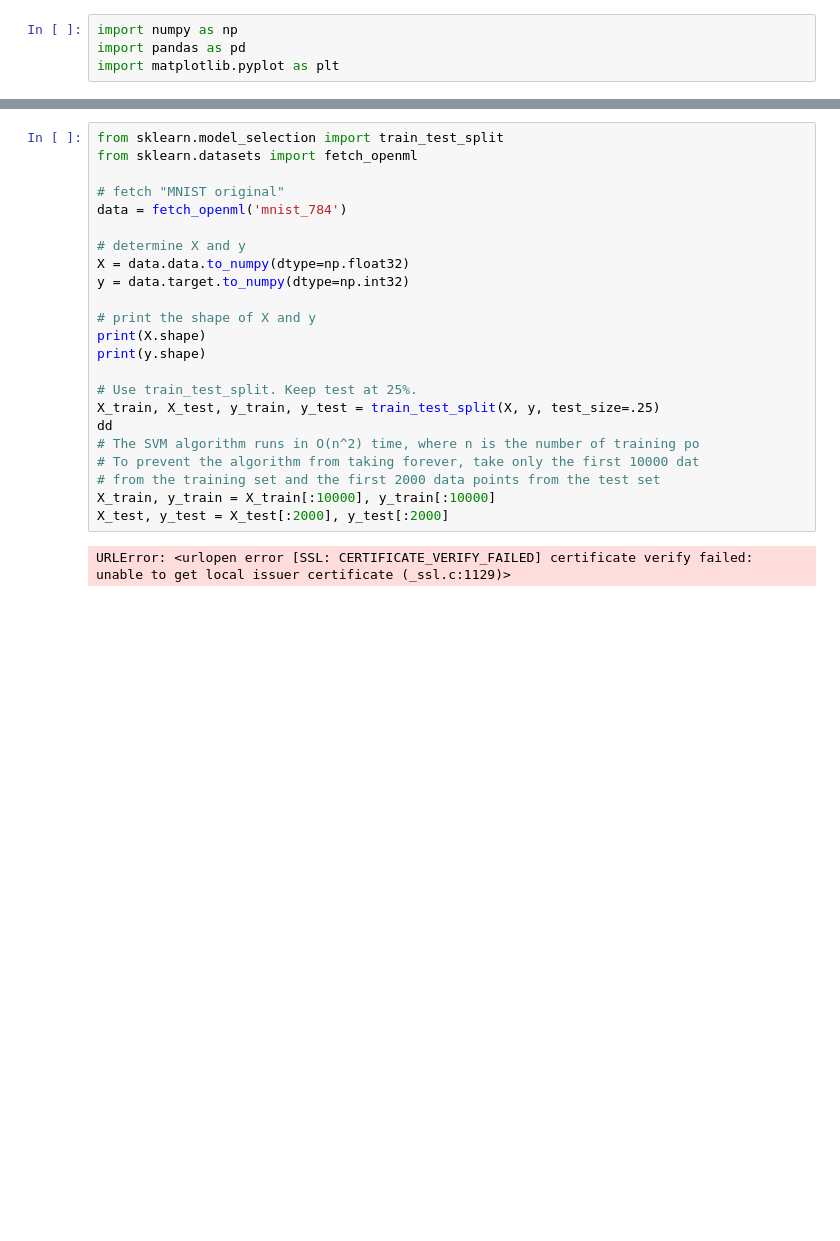
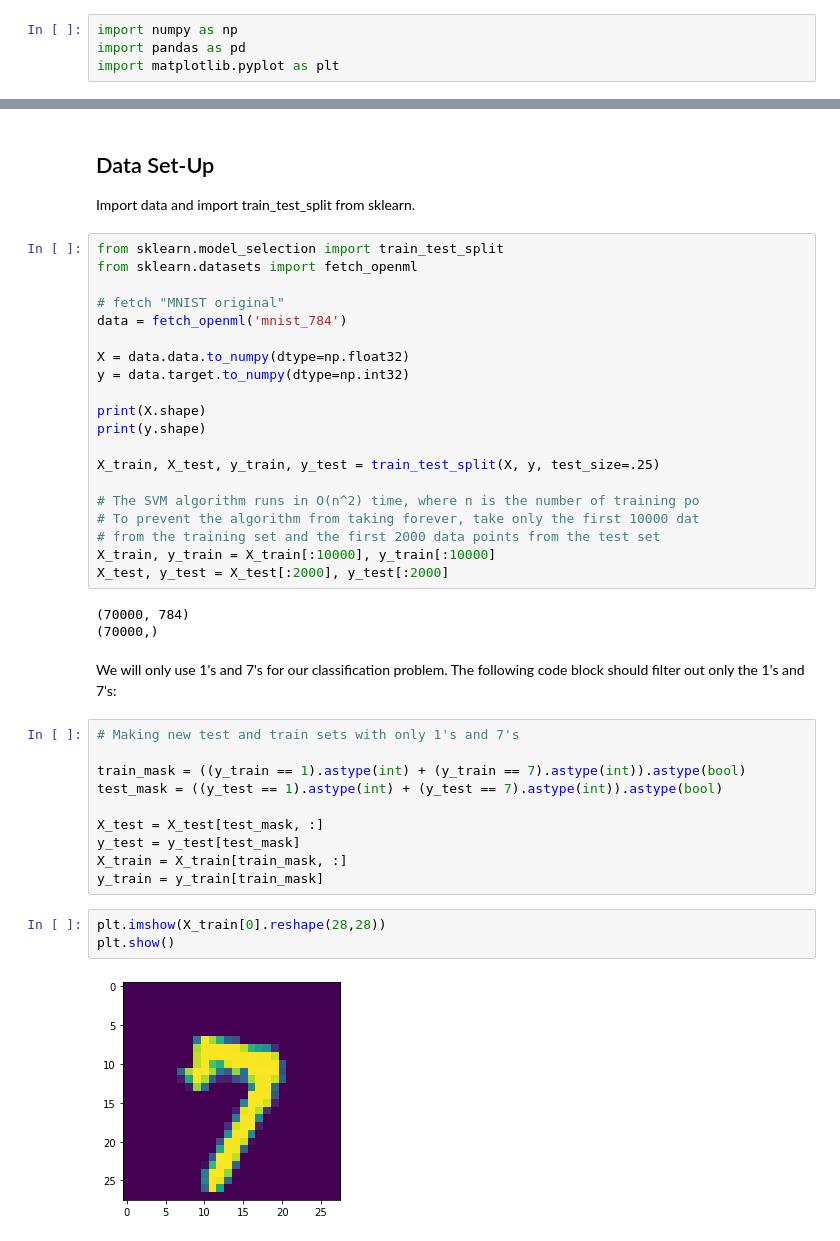
Before and after one commit to veronaxteo/personal-wiki, a Jupyter notebook: explorations/mlab-nmep/svm_kernel.ipynb, the cells around one changed output, grey strips where cells are left out. Drawn from its saved outputs; the diff is of its cells as text; blank space fills up the shorter version.

```diff
--- a/explorations/mlab-nmep/svm_kernel.ipynb
+++ b/explorations/mlab-nmep/svm_kernel.ipynb
@@ -5,3 +8,7 @@ import matplotlib.pyplot as plt
+# %% [markdown]
+## Data Set-Up
+
+Import data and import train_test_split from sklearn.
 # %%
 from sklearn.model_selection import train_test_split
 from sklearn.datasets import fetch_openml
@@ -9,21 +16,36 @@ from sklearn.datasets import fetch_openml
 # fetch "MNIST original"
 data = fetch_openml('mnist_784')
 
-# determine X and y
 X = data.data.to_numpy(dtype=np.float32)
 y = data.target.to_numpy(dtype=np.int32)
 
-# print the shape of X and y
 print(X.shape)
 print(y.shape)
 
-# Use train_test_split. Keep test at 25%.
 X_train, X_test, y_train, y_test = train_test_split(X, y, test_size=.25)
-dd
+
 # The SVM algorithm runs in O(n^2) time, where n is the number of training po
 # To prevent the algorithm from taking forever, take only the first 10000 dat
 # from the training set and the first 2000 data points from the test set
 X_train, y_train = X_train[:10000], y_train[:10000]
 X_test, y_test = X_test[:2000], y_test[:2000]
 # %% [output]
-URLError: <urlopen error [SSL: CERTIFICATE_VERIFY_FAILED] certificate verify failed: unable to get local issuer certificate (_ssl.c:1129)>
+(70000, 784)
+(70000,)
+# %% [markdown]
+We will only use 1's and 7's for our classification problem. The following code block should filter out only the 1's and 7's:
+# %%
+# Making new test and train sets with only 1's and 7's
+
+train_mask = ((y_train == 1).astype(int) + (y_train == 7).astype(int)).astype(bool)
+test_mask = ((y_test == 1).astype(int) + (y_test == 7).astype(int)).astype(bool)
+
+X_test = X_test[test_mask, :]
+y_test = y_test[test_mask]
+X_train = X_train[train_mask, :]
+y_train = y_train[train_mask]
+# %%
+plt.imshow(X_train[0].reshape(28,28))
+plt.show()
+# %% [output]
+[figure, added]
```
Also changed, not shown: parts of 10 cells of this notebook, 3 other files.
